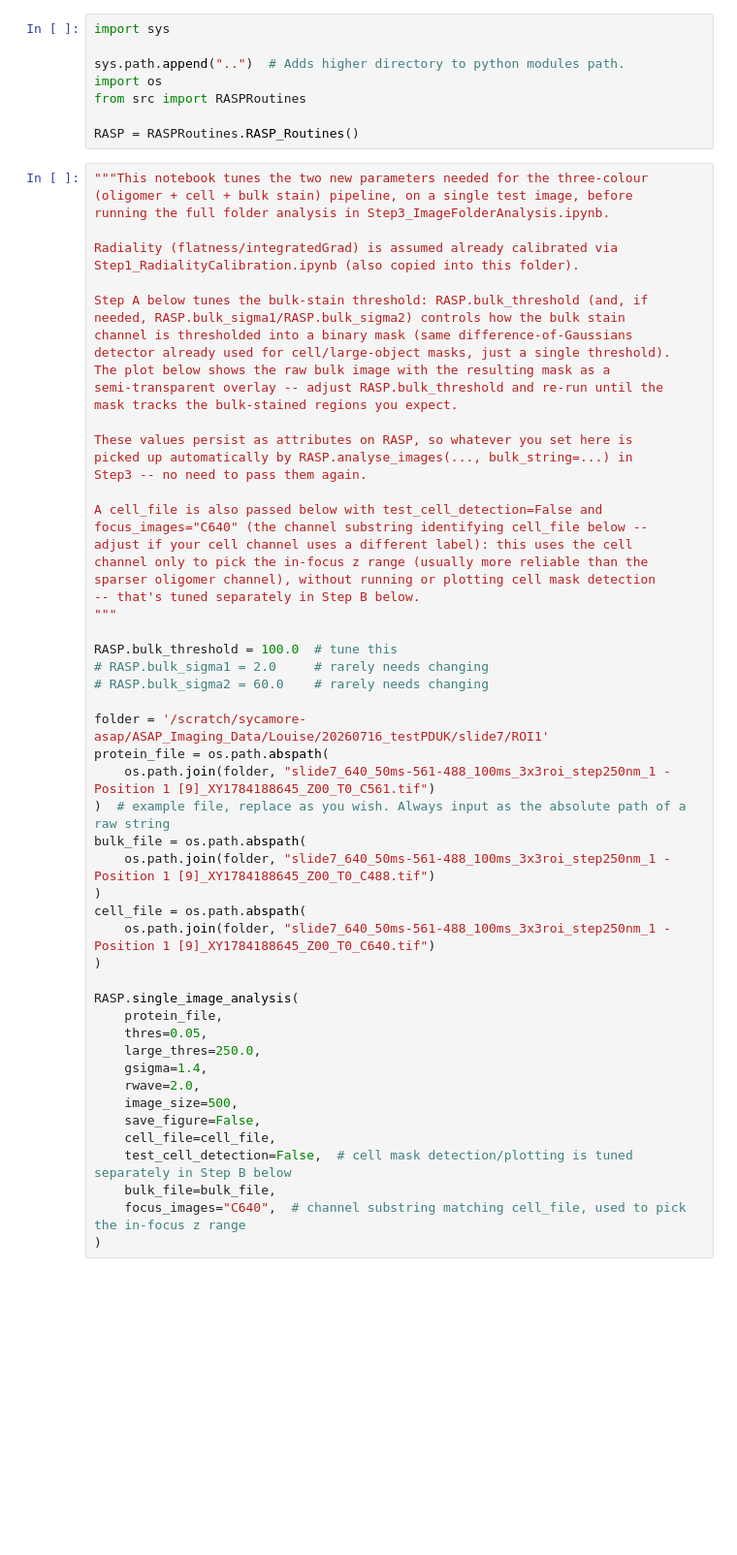
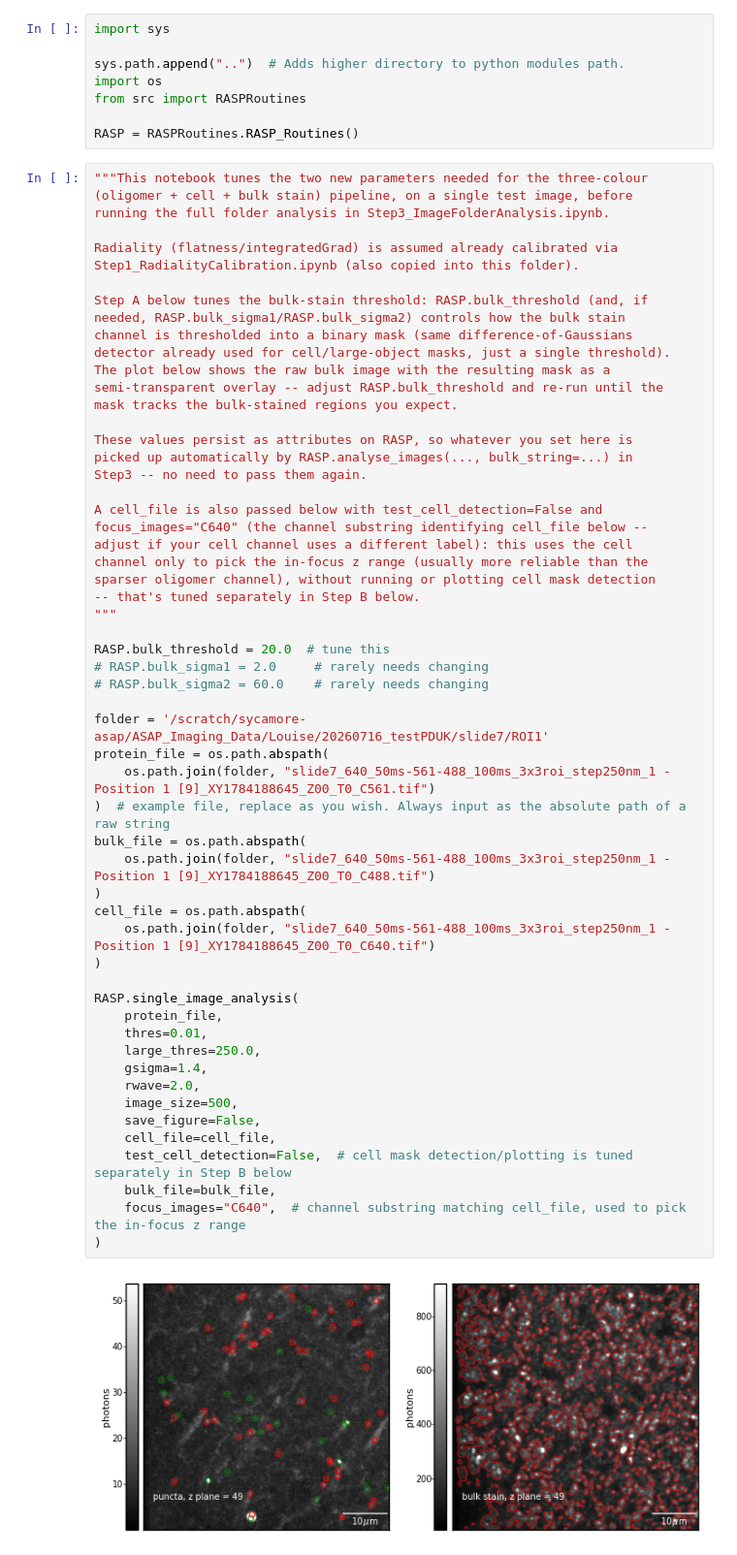
Before and after one commit to TheLeeLab/pyRASP, a Jupyter notebook: example_threecolour_notebooks/Step2_SingleImageAnalysis.ipynb, the cells around one changed output. Shown at 97% size. Saved outputs shown, nothing was run; the diff lists cells and outputs as text; blank space fills up the shorter version.

```diff
--- a/example_threecolour_notebooks/Step2_SingleImageAnalysis.ipynb
+++ b/example_threecolour_notebooks/Step2_SingleImageAnalysis.ipynb
@@ -33,32 +33,34 @@ channel only to pick the in-focus z range (usually more reliable than the
 sparser oligomer channel), without running or plotting cell mask detection
 -- that's tuned separately in Step B below.
 """
 
-RASP.bulk_threshold = 100.0  # tune this
+RASP.bulk_threshold = 20.0  # tune this
 # RASP.bulk_sigma1 = 2.0     # rarely needs changing
 # RASP.bulk_sigma2 = 60.0    # rarely needs changing
 
 folder = '/scratch/sycamore-asap/ASAP_Imaging_Data/Louise/20260716_testPDUK/slide7/ROI1'
 protein_file = os.path.abspath(
     os.path.join(folder, "slide7_640_50ms-561-488_100ms_3x3roi_step250nm_1 - Position 1 [9]_XY1784188645_Z00_T0_C561.tif")
 )  # example file, replace as you wish. Always input as the absolute path of a raw string
 bulk_file = os.path.abspath(
     os.path.join(folder, "slide7_640_50ms-561-488_100ms_3x3roi_step250nm_1 - Position 1 [9]_XY1784188645_Z00_T0_C488.tif")
 )
 cell_file = os.path.abspath(
     os.path.join(folder, "slide7_640_50ms-561-488_100ms_3x3roi_step250nm_1 - Position 1 [9]_XY1784188645_Z00_T0_C640.tif")
 )
 
 RASP.single_image_analysis(
     protein_file,
-    thres=0.05,
+    thres=0.01,
     large_thres=250.0,
     gsigma=1.4,
     rwave=2.0,
     image_size=500,
     save_figure=False,
     cell_file=cell_file,
     test_cell_detection=False,  # cell mask detection/plotting is tuned separately in Step B below
     bulk_file=bulk_file,
     focus_images="C640",  # channel substring matching cell_file, used to pick the in-focus z range
 )
+# %% [output]
+[figure, added]
```
Also changed, not shown: parts of 2 cells of this notebook.
